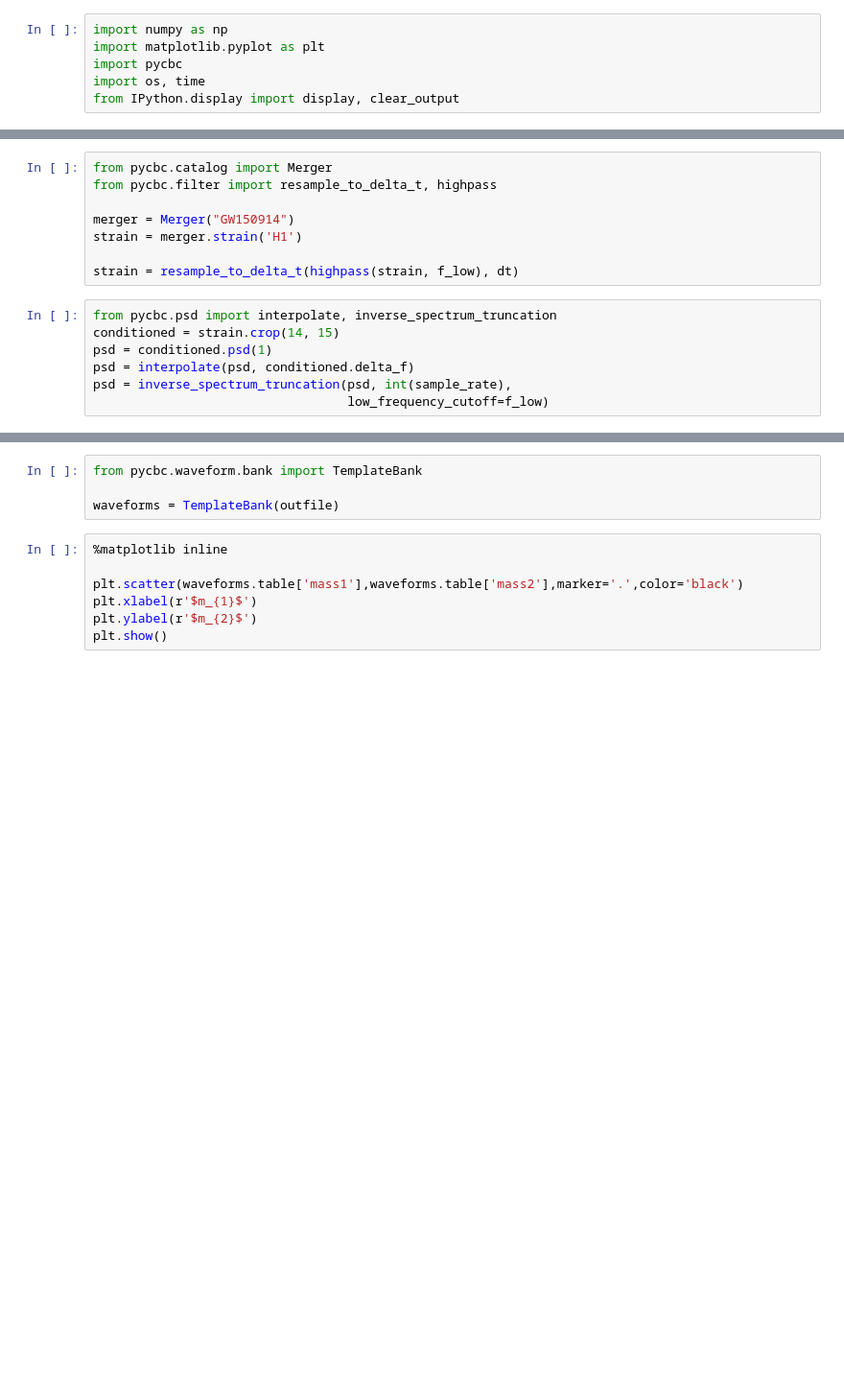
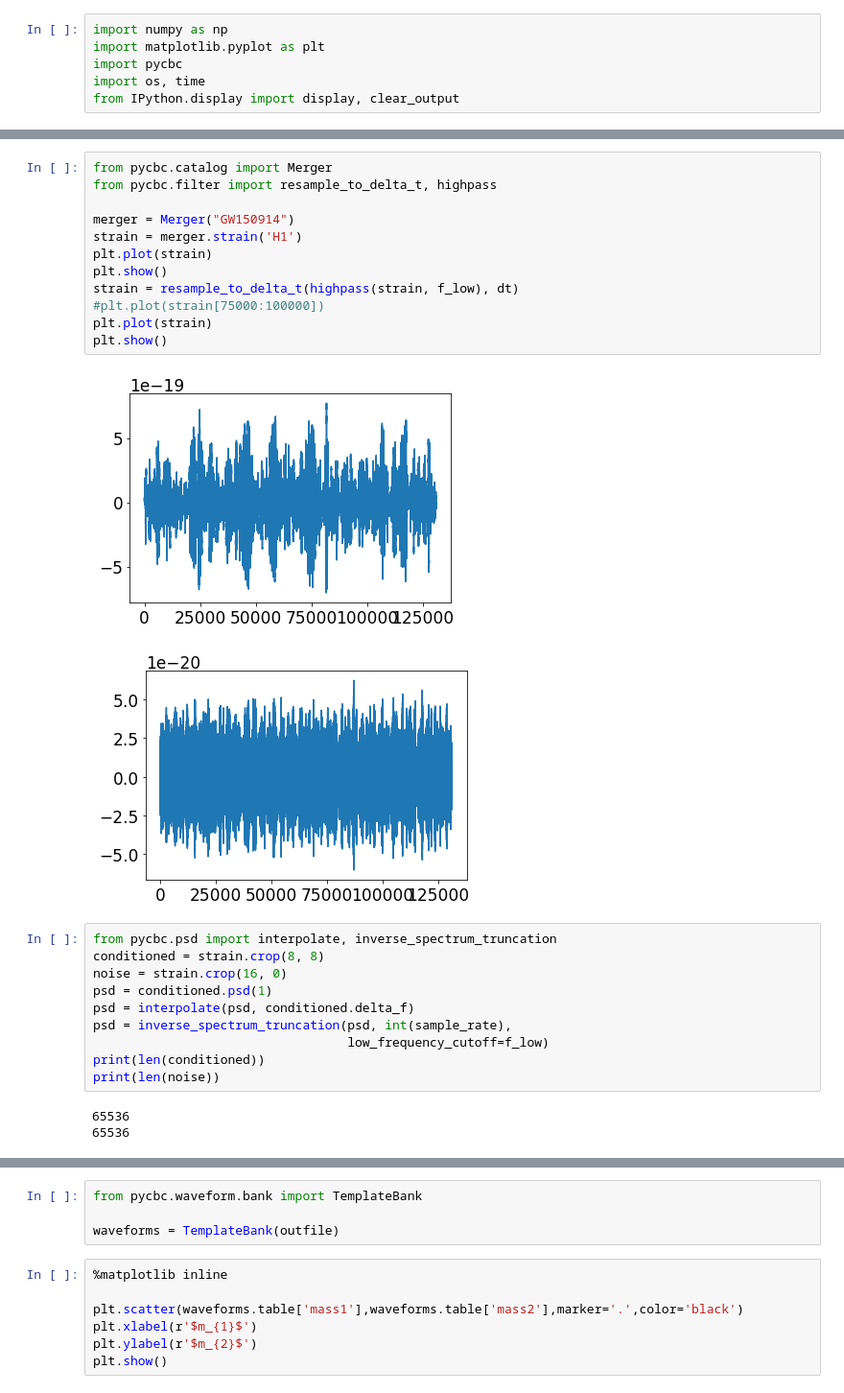
Before and after one commit to Fergus-Hayes/quantum-matched-filter, a Jupyter notebook: CMF.ipynb, the cells around one changed output, grey strips where cells are left out. Shown at 96% size. Drawn from its saved outputs; the diff is of its cells as text; blank space fills up the shorter version.

```diff
--- a/CMF.ipynb
+++ b/CMF.ipynb
@@ -28,18 +31,31 @@ signal_file='signal'
 # %%
 from pycbc.catalog import Merger
 from pycbc.filter import resample_to_delta_t, highpass
 
 merger = Merger("GW150914")
 strain = merger.strain('H1')
-
+plt.plot(strain)
+plt.show()
 strain = resample_to_delta_t(highpass(strain, f_low), dt)
+#plt.plot(strain[75000:100000])
+plt.plot(strain)
+plt.show()
+# %% [output]
+[figure, added]
+[figure, added]
 # %%
 from pycbc.psd import interpolate, inverse_spectrum_truncation
-conditioned = strain.crop(14, 15)
+conditioned = strain.crop(8, 8)
+noise = strain.crop(16, 0)
 psd = conditioned.psd(1)
 psd = interpolate(psd, conditioned.delta_f)
 psd = inverse_spectrum_truncation(psd, int(sample_rate),
                                   low_frequency_cutoff=f_low)
+print(len(conditioned))
+print(len(noise))
+# %% [output]
+65536
+65536
 # %%
 plt.loglog(psd.sample_frequencies, psd)
 plt.ylabel('$Strain^2 / Hz$')
```
Also changed, not shown: parts of 20 cells of this notebook, 9 other files.
